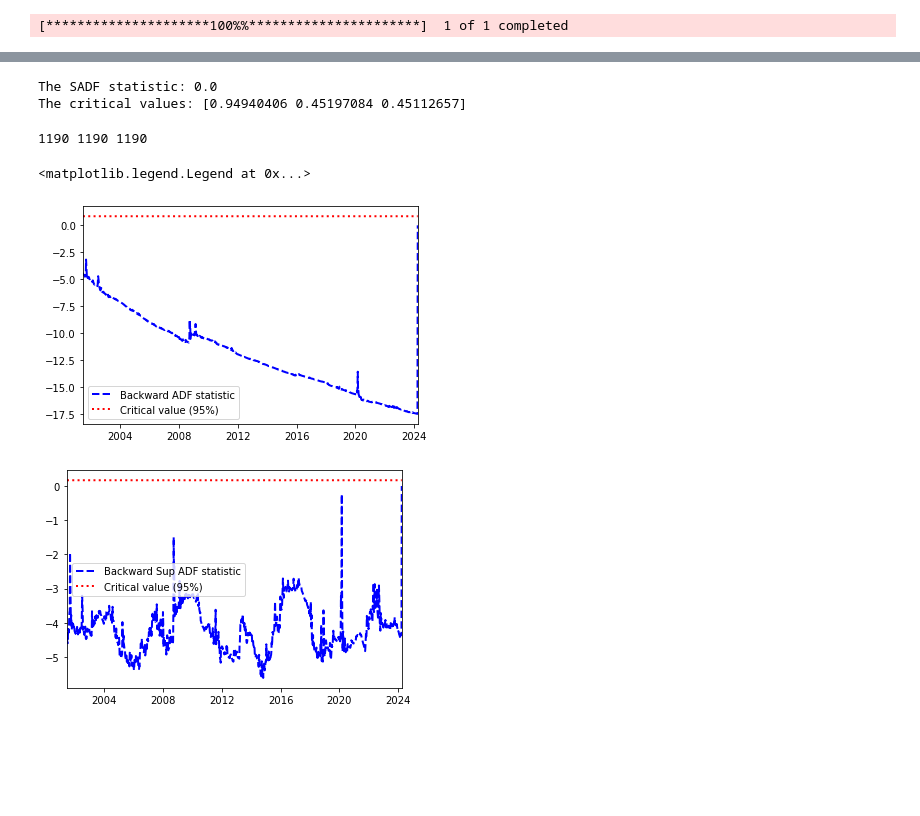
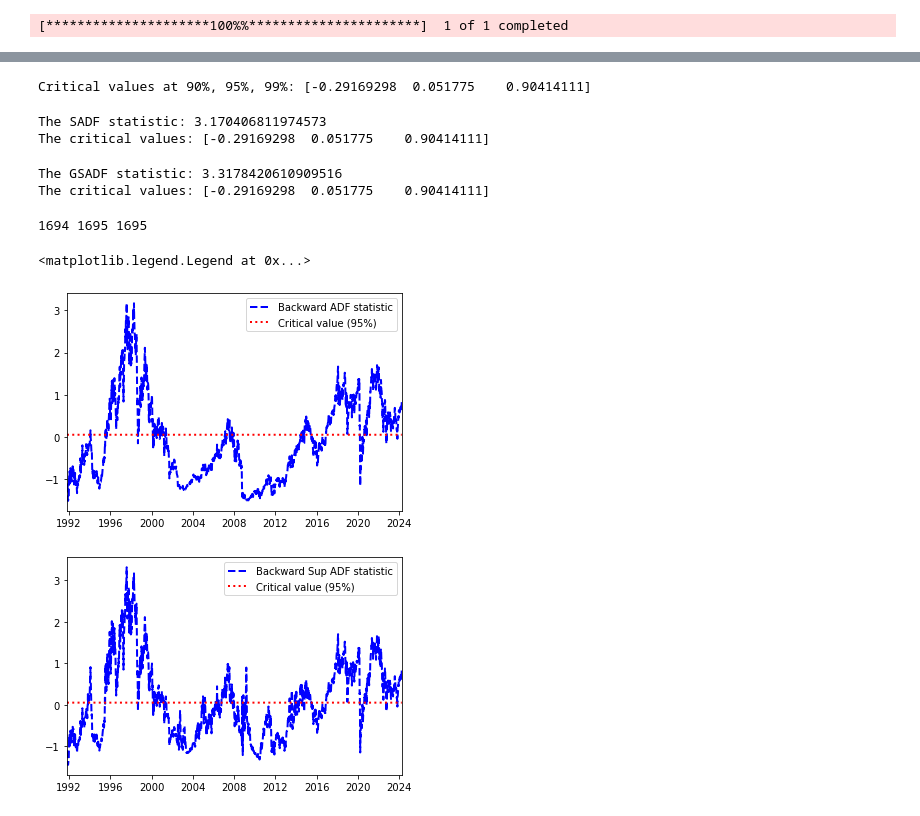
Before and after one commit to Philip-Lacava/Asset-Price-Bubble-Detection, a Jupyter notebook: Bubble Model 2.ipynb, the cells around one changed output, grey strips where cells are left out. Cells and saved outputs as stored; diff of their text form; code cells hidden in the pictures; blank space fills up the shorter version.

```diff
--- a/Bubble Model 2.ipynb
+++ b/Bubble Model 2.ipynb
@@ -222,29 +221,43 @@ Notes:
+# %%
+import numpy as np
+from statsmodels.tsa.stattools import adfuller
+
+def simulate_critical_values(num_simulations, T, r0):
+    critical_values = []
+    for _ in range(num_simulations):
+        # Generate a unit root process
+        series = np.random.normal(size=T).cumsum()
+        # Placeholder for SADF/GSADF calculation: this should ideally be replaced
+        # with a function that calculates the SADF/GSADF statistic.
+        stat = adfuller(series, maxlag=int(r0*T), regression='c', autolag=None)[0]
+        critical_values.append(stat)
+
+    # Determine the 90%, 95%, and 99% critical values
+    critical_values = np.percentile(critical_values, [90, 95, 99])
+    return critical_values
+
+# Example usage
+num_simulations = 2000
+
+critical_values = simulate_critical_values(num_simulations, T, r0)
+print("Critical values at 90%, 95%, 99%:", critical_values)
+# %% [output]
+Critical values at 90%, 95%, 99%: [-0.29169298  0.051775    0.90414111]
 # %%
-# Function to calculate critical values (placeholder function, to be defined based on your method)
-def calculate_critical_values(T, swindow0, quantiles):
-    # This should return arrays or lists of critical values based on your specific needs
-    return np.random.rand(3), np.random.rand(3)
-
-# Simulating finite sample critical values
-qe = [0.90, 0.95, 0.99]
-cv_sadf, cv_badf = calculate_critical_values(T, swindow0, qe)
-cv_gsadf, cv_bsadf = calculate_critical_values(T, swindow0, qe)
-
-
 # Calculate the SADF statistic
 dateS = date[swindow0:]
 
 badfs = np.zeros(dim)
 for i in range(swindow0, T):
-    result = adfuller(delta_log_price[:i+1], maxlag=4, regression='c', autolag=None)
+    result = adfuller(price[:i+1], maxlag=2, regression='c', autolag=None)
     badfs[i - swindow0] = result[0]
 sadf = np.max(badfs)
 
 print('The SADF statistic:', sadf)
-print('The critical values:', cv_sadf)
+print('The critical values:', critical_values)
 # %% [output]
-The SADF statistic: 0.0
-The critical values: [0.94940406 0.45197084 0.45112657]
+The SADF statistic: 3.170406811974573
+The critical values: [-0.29169298  0.051775    0.90414111]
 # %%
 # Calculate the Generalized SADF statistic
 bsadfs = np.zeros(dim)
@@ -252,38 +265,42 @@ for r2 in range(swindow0, T):
     dim0 = r2 - swindow0 + 1
     rwadft = np.zeros(dim0)
     for r1 in range(dim0):
-        result = adfuller(delta_log_price[r1:r2+1], maxlag=4, regression='c', autolag=None)
+        result = adfuller(price[r1:r2+1], maxlag=2, regression='c', autolag=None)
         rwadft[r1] = result[0]
     bsadfs[r2 - swindow0] = np.max(rwadft)
 
 gsadf = np.max(bsadfs)
 
 print('The GSADF statistic:', gsadf)
-print('The critical values:', cv_gsadf)
+print('The critical values:', critical_values)
+# %% [output]
+The GSADF statistic: 3.3178420610909516
+The critical values: [-0.29169298  0.051775    0.90414111]
 # %%
-print(len(dateS), len(bsadfs), len(badfs), len(date), len(date_diff))
+print(len(dateS), len(bsadfs), len(badfs))
 # %% [output]
-1190 1190 1190
+1694 1695 1695
-# %%
-badfs = badfs[:-1]
-bsadfs = bsadfs[:-1]
+# %%
+# Removing excess values not in the date range
+badfs_plt = badfs[:-1]
+bsadfs_plt = bsadfs[:-1]
 # %%
 # Plot the backward ADF statistics
 plt.figure(1)
-plt.plot(dateS, badfs, '--b', linewidth=2)
-plt.plot(dateS, [cv_badf[1]]*len(dateS), ':r', linewidth=2)
+plt.plot(dateS, badfs_plt, '--b', linewidth=2)
+plt.plot(dateS, [critical_values[1]]*len(dateS), ':r', linewidth=2)
 plt.xlim([dateS[0], dateS[-1]])
 plt.legend(['Backward ADF statistic', 'Critical value (95%)'])
 
 
 
 # Plot the Generalized SADF statistics
 plt.figure(2)
-plt.plot(dateS, bsadfs, '--b', linewidth=2)
-plt.plot(dateS, [cv_bsadf[1]]*len(dateS), ':r', linewidth=2)
+plt.plot(dateS, bsadfs_plt, '--b', linewidth=2)
+plt.plot(dateS, [critical_values[1]]*len(dateS), ':r', linewidth=2)
 plt.xlim([dateS[0], dateS[-1]])
 plt.legend(['Backward Sup ADF statistic', 'Critical value (95%)'])
 # %% [output]
 <matplotlib.legend.Legend at 0x...>
-[figure, old version]
+[figure, new version]
-[figure, old version]
+[figure, new version]
```
Also changed, not shown: parts of 5 cells of this notebook.
